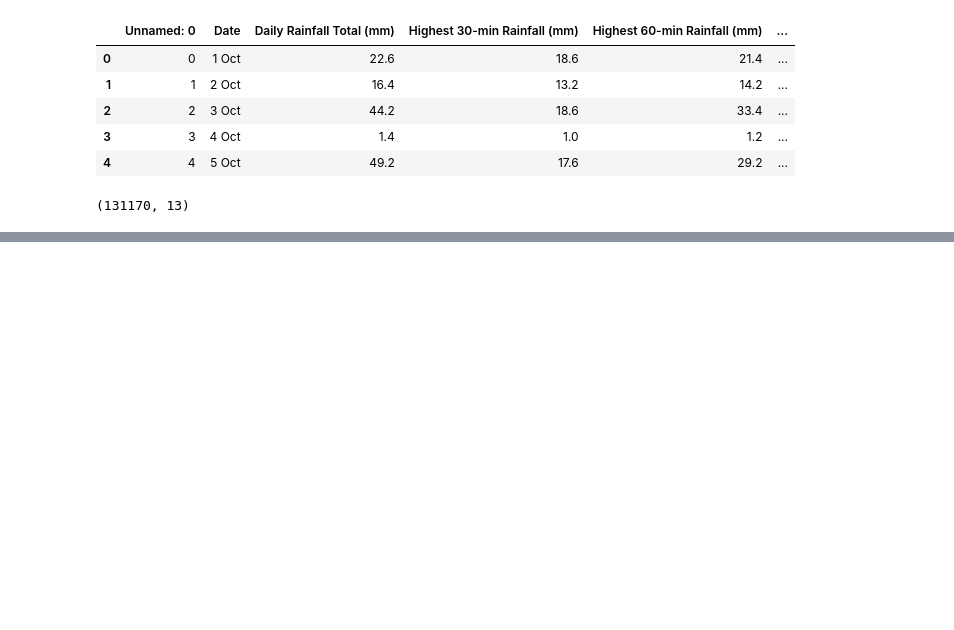
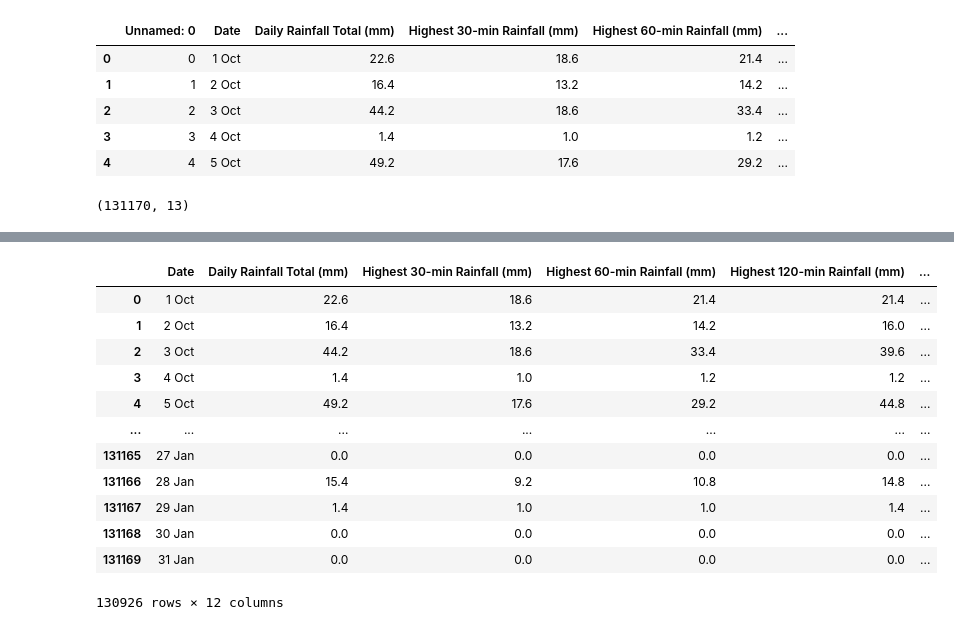
Before and after one commit to kyzeong/Singapore-Dengue-Case-Prediction, a Jupyter notebook: Code/Data Cleaning.ipynb, the cells around one changed output, grey strips where cells are left out. Saved outputs shown, nothing was run; the diff lists cells and outputs as text; code cells hidden in the pictures; blank space fills up the shorter version.

```diff
--- a/Code/Data Cleaning.ipynb
+++ b/Code/Data Cleaning.ipynb
@@ -44,3 +49,7 @@ weather.head()
 weather.shape
 # %% [output]
 (131170, 13)
+# %%
+# remove unnamed column
+weather.drop(columns=['Unnamed: 0'], inplace=True)
+weather.head()
@@ -46,0 +106,3 @@ weather.shape
+# %%
+# drop null as it is less than 5% of whole dataset
+weather.dropna(inplace=True)
@@ -46,0 +141,17 @@ weather.shape
+# %%
+# replace '-' with '0'
+weather.apply(lambda col: col.replace('—','0.0'), axis=1)
+# %% [output]
+|  | Date | Daily Rainfall Total (mm) | Highest 30-min Rainfall (mm) | Highest 60-min Rainfall (mm) | Highest 120-min Rainfall (mm) | ... |
+| 0 | 1 Oct | 22.6 | 18.6 | 21.4 | 21.4 | ... |
+| 1 | 2 Oct | 16.4 | 13.2 | 14.2 | 16.0 | ... |
+| 2 | 3 Oct | 44.2 | 18.6 | 33.4 | 39.6 | ... |
+| 3 | 4 Oct | 1.4 | 1.0 | 1.2 | 1.2 | ... |
+| 4 | 5 Oct | 49.2 | 17.6 | 29.2 | 44.8 | ... |
+| ... | ... | ... | ... | ... | ... | ... |
+| 131165 | 27 Jan | 0.0 | 0.0 | 0.0 | 0.0 | ... |
+| 131166 | 28 Jan | 15.4 | 9.2 | 10.8 | 14.8 | ... |
+| 131167 | 29 Jan | 1.4 | 1.0 | 1.0 | 1.4 | ... |
+| 131168 | 30 Jan | 0.0 | 0.0 | 0.0 | 0.0 | ... |
+| 131169 | 31 Jan | 0.0 | 0.0 | 0.0 | 0.0 | ... |
+130926 rows × 12 columns
```
Also changed, not shown: parts of 11 cells of this notebook.
